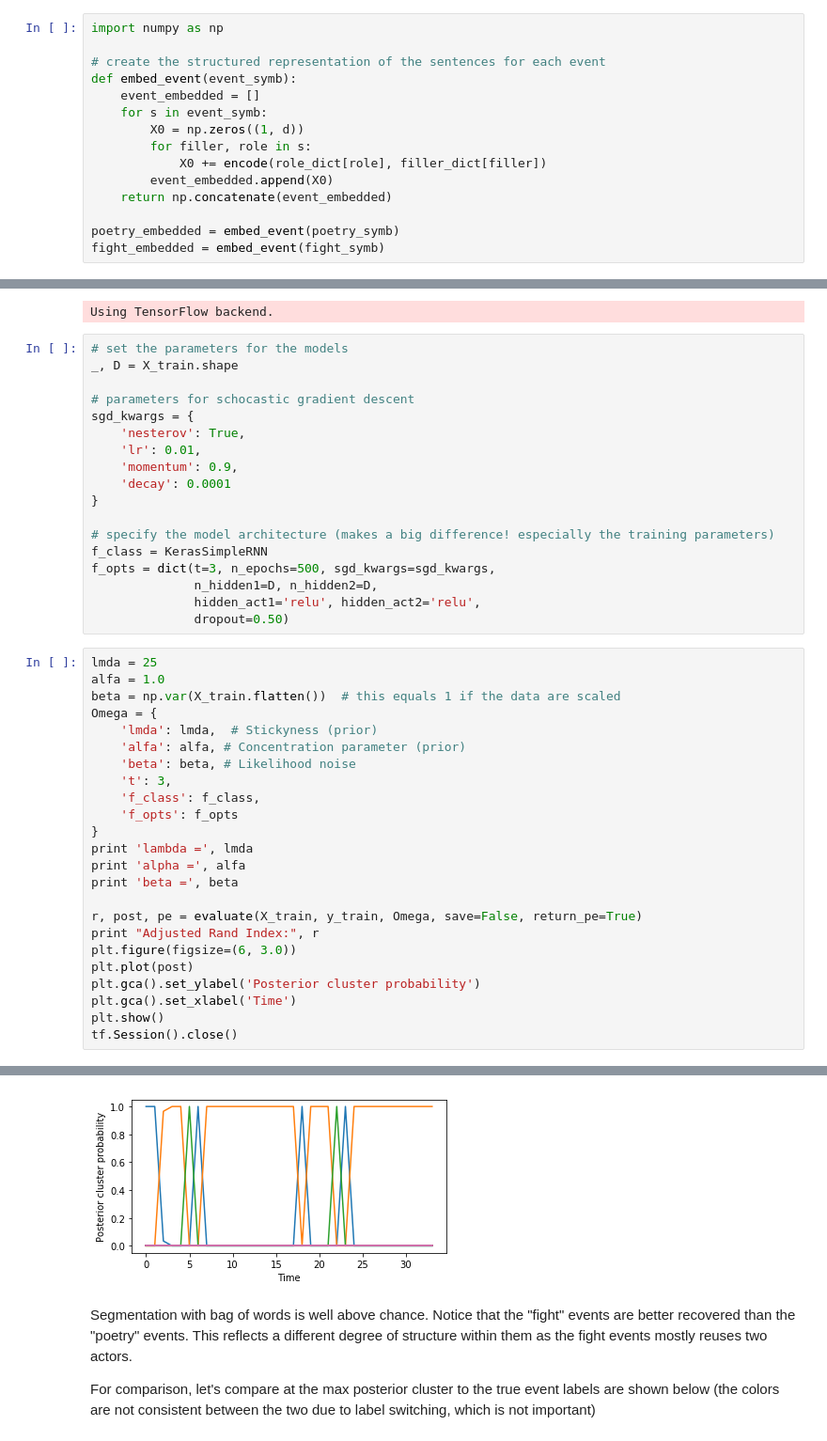
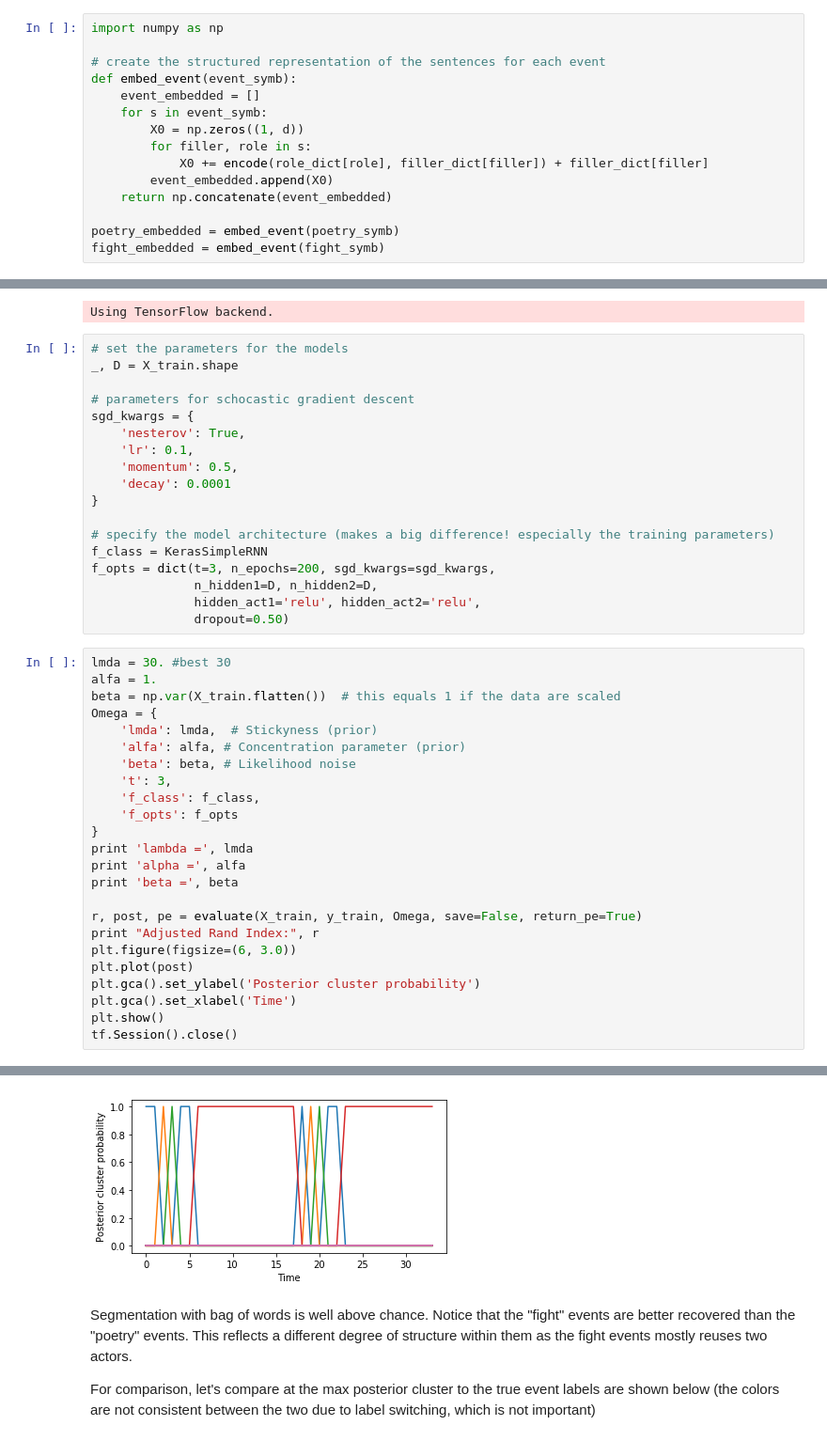
Before and after one commit to nicktfranklin/SEM_paper_simulations, a Jupyter notebook: Demo - Coffee shop world (toy version, structured).ipynb, the cells around one changed output, grey strips where cells are left out. Shown at 94% size. Drawn from its saved outputs; the diff is of its cells as text.

```diff
--- a/Demo - Coffee shop world (toy version, structured).ipynb
+++ b/Demo - Coffee shop world (toy version, structured).ipynb
@@ -121,7 +121,7 @@ def embed_event(event_symb):
     for s in event_symb:
         X0 = np.zeros((1, d))
         for filler, role in s:
-            X0 += encode(role_dict[role], filler_dict[filler])
+            X0 += encode(role_dict[role], filler_dict[filler]) + filler_dict[filler]
         event_embedded.append(X0)
     return np.concatenate(event_embedded)
 
@@ -162,20 +162,20 @@ _, D = X_train.shape
 # parameters for schocastic gradient descent
 sgd_kwargs = {
     'nesterov': True,
-    'lr': 0.01,
-    'momentum': 0.9,
+    'lr': 0.1,
+    'momentum': 0.5,
     'decay': 0.0001
 }
 
 # specify the model architecture (makes a big difference! especially the training parameters)
 f_class = KerasSimpleRNN
-f_opts = dict(t=3, n_epochs=500, sgd_kwargs=sgd_kwargs,
+f_opts = dict(t=3, n_epochs=200, sgd_kwargs=sgd_kwargs,
               n_hidden1=D, n_hidden2=D,
               hidden_act1='relu', hidden_act2='relu',
               dropout=0.50)
 # %%
-lmda = 25
-alfa = 1.0
+lmda = 30. #best 30
+alfa = 1.
 beta = np.var(X_train.flatten())  # this equals 1 if the data are scaled
 Omega = {
     'lmda': lmda,  # Stickyness (prior)
@@ -206,4 +206,4 @@ Adjusted Rand Index: 0.290184957941
-[figure, old version]
+[figure, new version]
 # %% [markdown]
 Segmentation with bag of words is well above chance. Notice that the "fight" events are better recovered than the "poetry" events. This reflects a different degree of structure within them as the fight events mostly reuses two actors.
 
```
Also changed, not shown: parts of 5 cells of this notebook, 4 other files.
